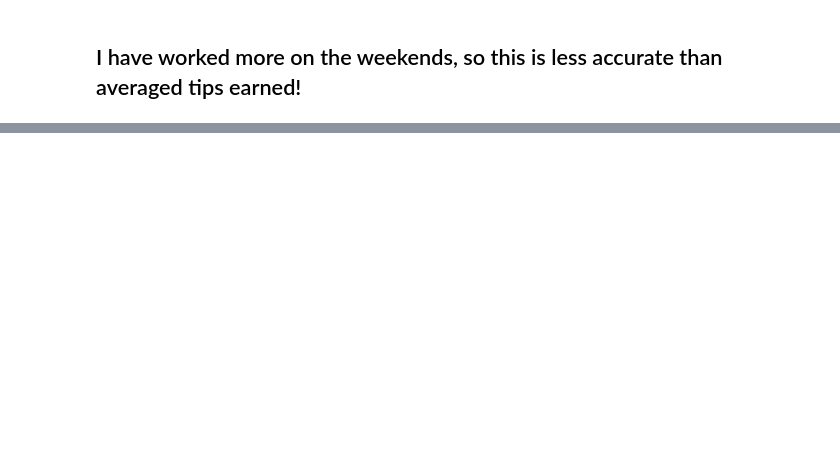
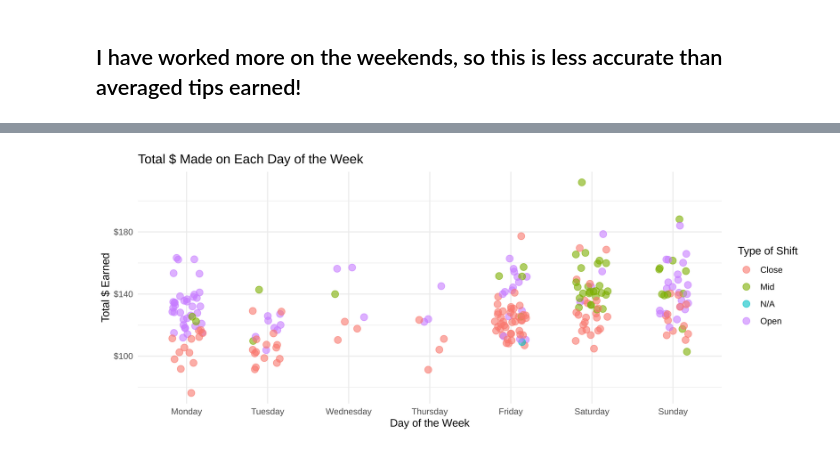
Before and after one commit to rcjones9/Budget, a Jupyter notebook: Income Visualizations.ipynb, the cells around one changed output, grey strips where cells are left out. Drawn from its saved outputs; the diff is of its cells as text; code cells hidden in the pictures; blank space fills up the shorter version.

```diff
--- a/Income Visualizations.ipynb
+++ b/Income Visualizations.ipynb
@@ -97,3 +99,16 @@ p2
+# %%
+options( repr.plot.width = 10, repr.plot.height = 4, repr.plot.res = 500)
+
+
+p3 = ggplot(Income_week, aes(x = Day_sorted, y = Total, color = Shift)) +
+    geom_point(position = position_jitter(w=0.2, h=0), alpha=0.6, size=3) +
+    labs(title = "Total $ Made on Each Day of the Week", x = "Day of the Week", y = "Total $ Earned", color = "Type of Shift") +
+    scale_y_continuous(labels = scales::dollar) +
+    theme_minimal()
+
+p3
+# %% [output]
+[figure, added]
 # %%
 Income_days = Income |>
     group_by(Day) |>
```
Also changed, not shown: parts of 11 cells of this notebook.
